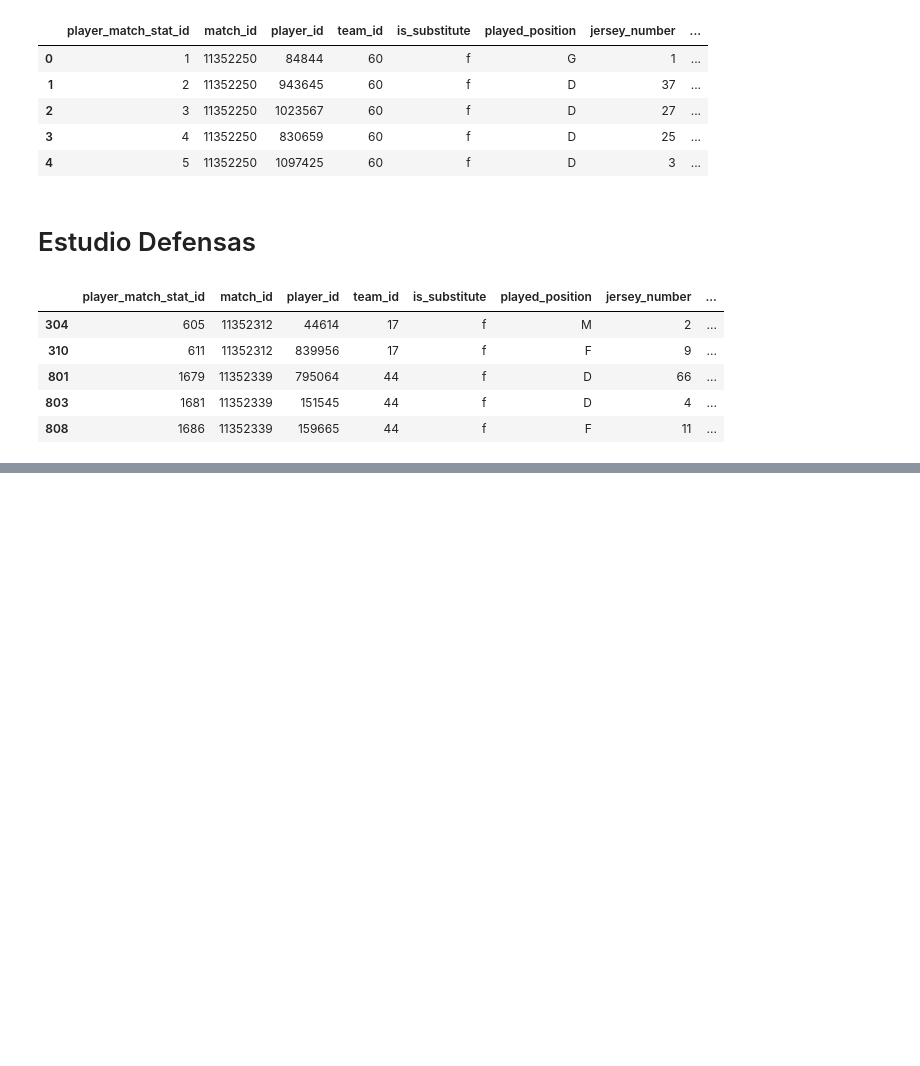
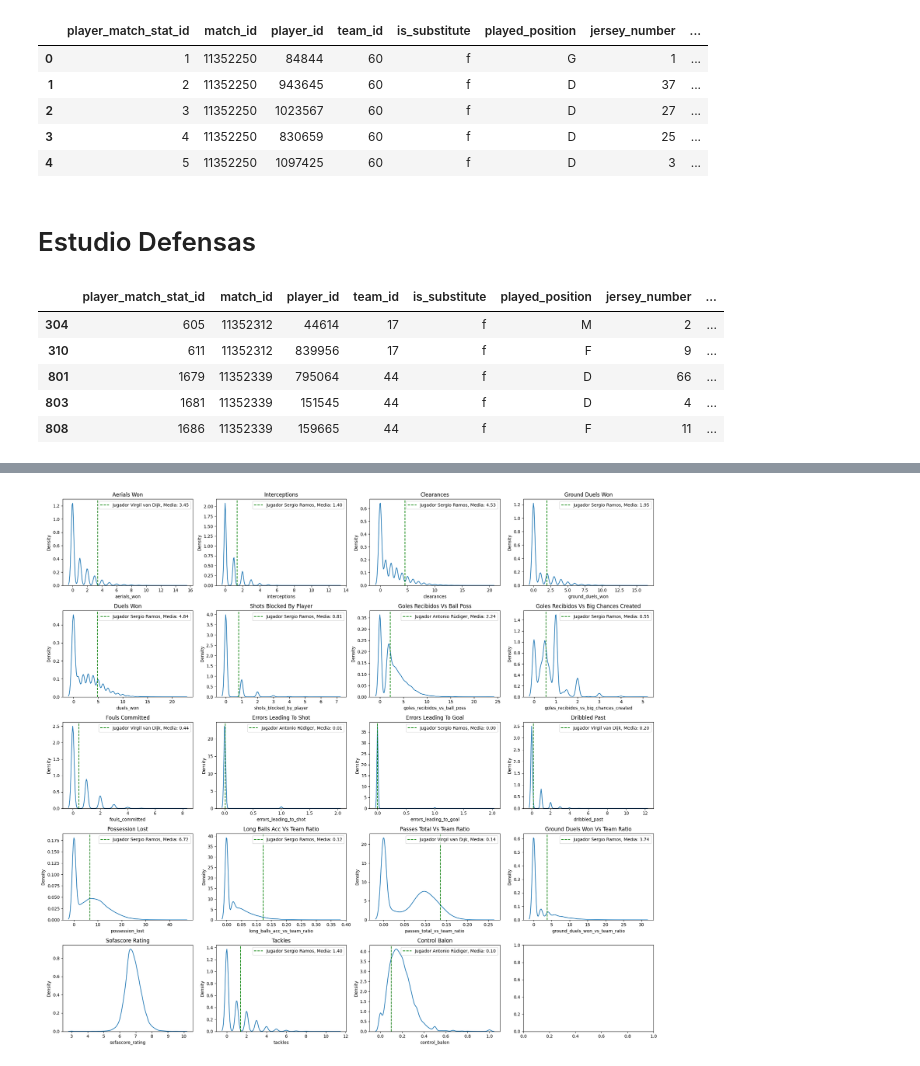
Before and after one commit to JavierJ002/FutbolPorLey, a Jupyter notebook: EDA_notebooks/EDA_key_players.ipynb, the cells around one changed output, grey strips where cells are left out. Cells and saved outputs as stored; diff of their text form; code cells hidden in the pictures; blank space fills up the shorter version.

```diff
--- a/EDA_notebooks/EDA_key_players.ipynb
+++ b/EDA_notebooks/EDA_key_players.ipynb
@@ -181,0 +429,37 @@ See the caveats in the documentation: https://pandas.pydata.org/pandas-docs/stab
+# %%
+variables_comparar = ['aerials_won', 'interceptions', 'clearances' , 'ground_duels_won', 'duels_won',
+                      'shots_blocked_by_player', 'goles_recibidos_vs_ball_poss', 'goles_recibidos_vs_big_chances_created',
+                      'fouls_committed', 'errors_leading_to_shot', 'errors_leading_to_goal', 'dribbled_past',
+                    'possession_lost', 'long_balls_acc_vs_team_ratio', 'passes_total_vs_team_ratio', 'ground_duels_won_vs_team_ratio',
+                    'sofascore_rating', 'tackles', 'control_balon']
+
+vars_higher_better = ['aerials_won', 'interceptions', 'clearances', 'ground_duels_won',
+                      'duels_won', 'shots_blocked_by_player', 'long_balls_acc_vs_team_ratio',
+                      'passes_total_vs_team_ratio', 'ground_duels_won_vs_team_ratio', 'tackles',
+                      'control_balon']
+
+vars_lower_better = ['goles_recibidos_vs_ball_poss', 'goles_recibidos_vs_big_chances_created', 'fouls_committed',
+                      'errors_leading_to_shot', 'errors_leading_to_goal', 'dribbled_past', 'possession_lost']
+
+fig, axes = plt.subplots(nrows=5, ncols=4, figsize=(20, 18))
+axes = axes.flatten()
+# Barplot por cada variable
+for i, var in enumerate(variables_comparar):
+    ax = axes[i]
+    sns.kdeplot(x = var, data = df_defensas, ax=ax)
+    ax.set_title(var.replace('_', ' ').title())
+    ax.set_xlabel(f'{var}')
+    if var == 'sofascore_rating':
+        continue
+    var = f"{var}_m"
+    ax.axvline(dict_best_player[var][1], linestyle='--', color='green',
+           label=f'Jugador {dict_best_player[var][0]}, Media: {dict_best_player[var][1]:.2f}')
+    ax.legend(loc = 'best')
+
+for j in range(len(variables_comparar), len(axes)):
+    axes[j].set_visible(True)
+plt.tight_layout()
+
+plt.show()
+# %% [output]
+[figure, added]
```
Also changed, not shown: parts of 9 cells of this notebook, 1 other file.
